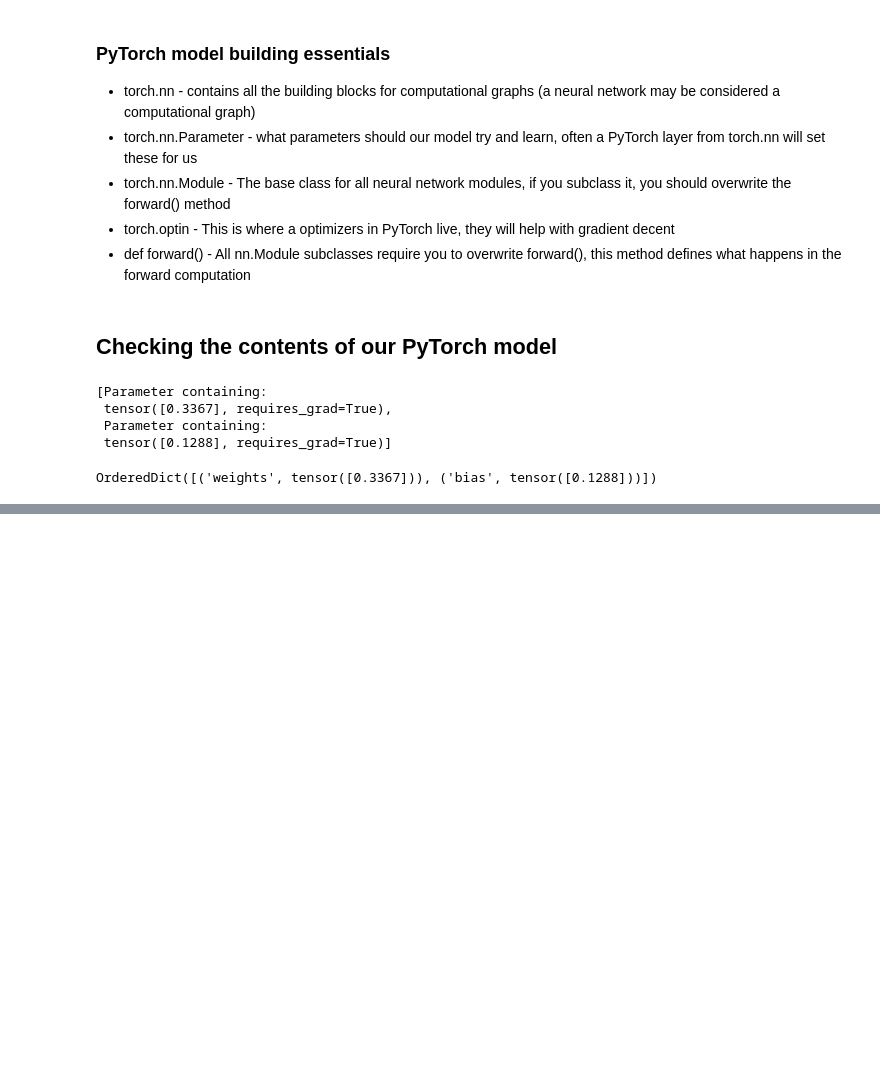
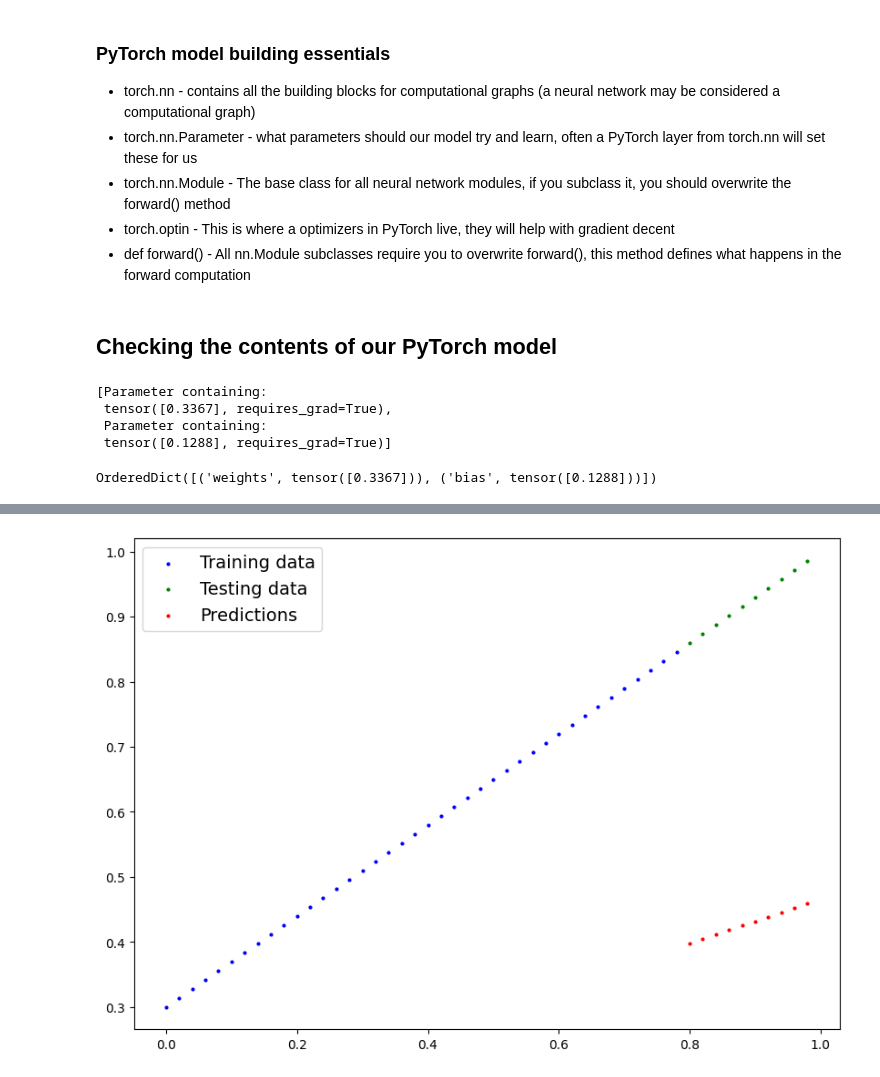
Before and after one commit to Sebastian-Constantin-Iacob/learning_pytorch, a Jupyter notebook: PyTorch_workflow.ipynb, the cells around one changed output, grey strips where cells are left out. Drawn from its saved outputs; the diff is of its cells as text; code cells hidden in the pictures; blank space fills up the shorter version.

```diff
--- a/PyTorch_workflow.ipynb
+++ b/PyTorch_workflow.ipynb
@@ -181,0 +191,6 @@ OrderedDict([('weights', tensor([0.3367])), ('bias', tensor([0.1288]))])
+# %%
+# Make predictions with model
+with torch.inference_mode():
+  y_preds = model_0(X_test)
+
+y_preds
@@ -181,0 +208,5 @@ OrderedDict([('weights', tensor([0.3367])), ('bias', tensor([0.1288]))])
+# %%
+# Let us see our model after one training loop (perfect means green dots overlap with red dots)
+plot_predictions(predictions=y_preds)
+# %% [output]
+[figure, added]
```
Also changed, not shown: parts of 4 cells of this notebook.
